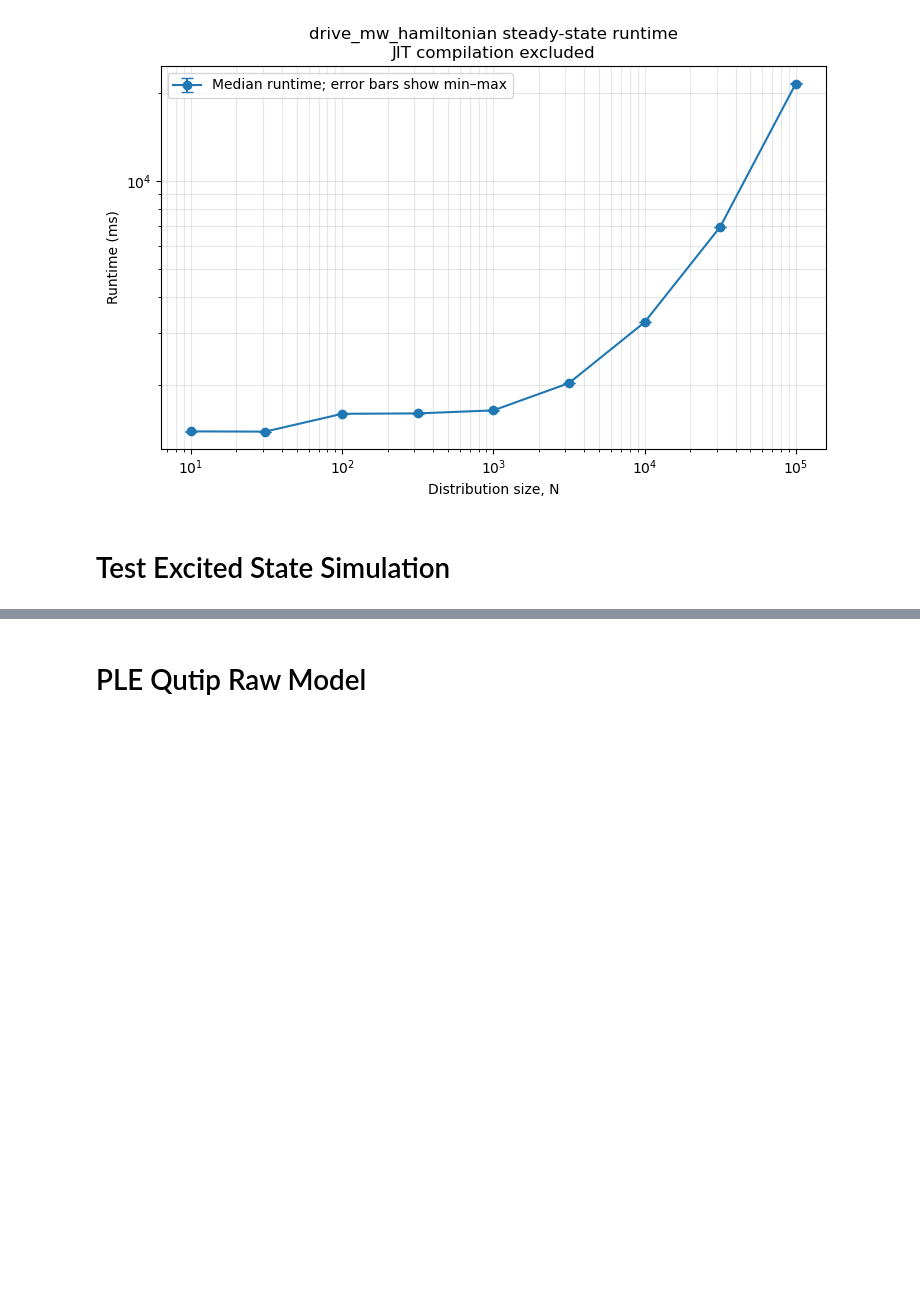
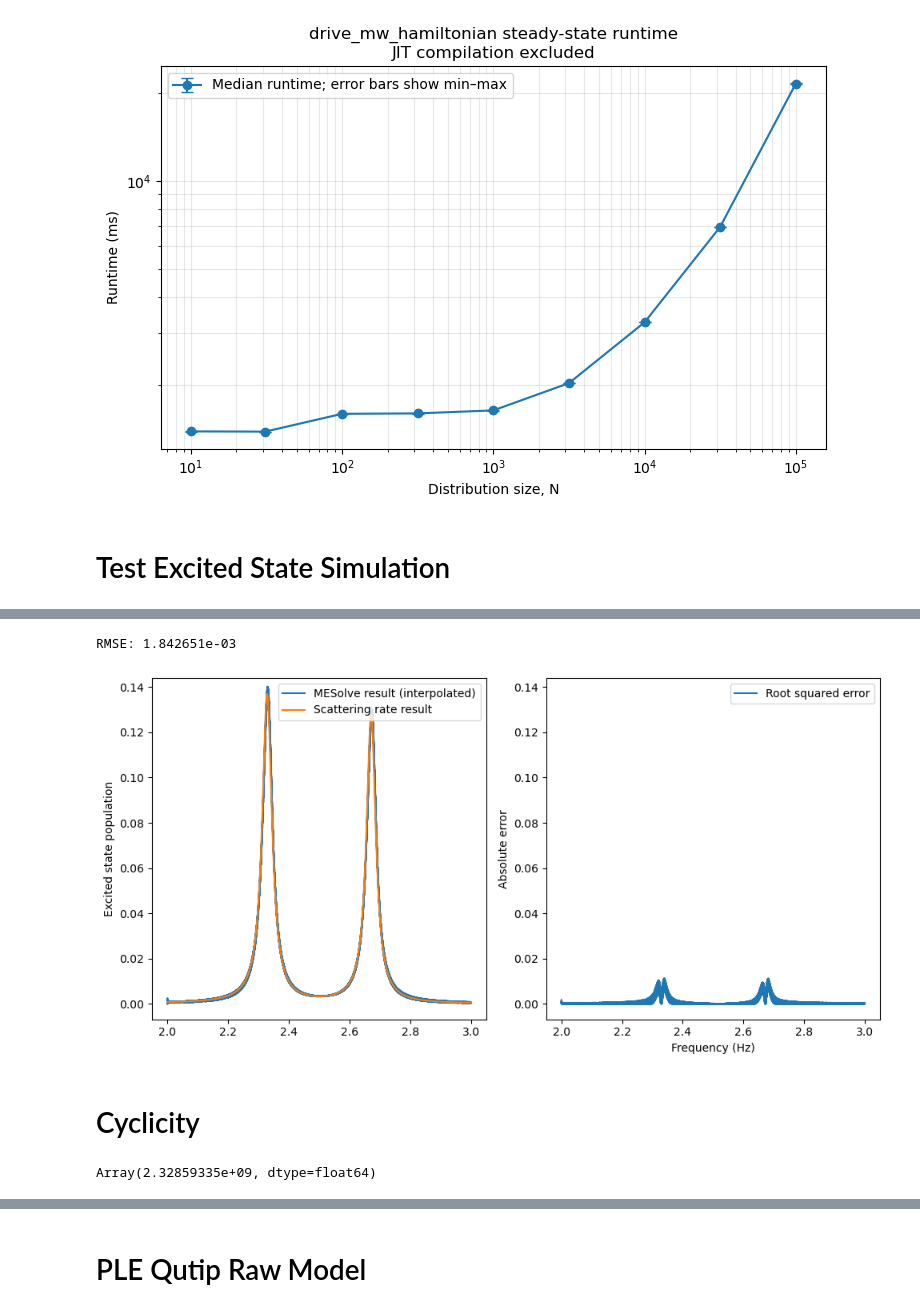
Before and after one commit to Sephiram591/qcontrol, a Jupyter notebook: src/qcontrol/snv120/testing.ipynb, the cells around one changed output, grey strips where cells are left out. Saved outputs shown, nothing was run; the diff lists cells and outputs as text; code cells hidden in the pictures; blank space fills up the shorter version.

```diff
--- a/src/qcontrol/snv120/testing.ipynb
+++ b/src/qcontrol/snv120/testing.ipynb
@@ -1348,0 +1409,55 @@ print(states[-1])
+# %%
+f, df = 2.5, 1
+eom_freqs = jnp.linspace(f-df/2, f+df/2, 100000)
+rates, branching_ratios = dist.scattering_rate(idx=idx, eom_frequency=eom_freqs, max_bessel_order=4, sum_counts=True)
+scattering_rate_result = np.asarray(rates[:] * dist.excited_state_lifetime[idx])
+mesolve_result = np.sum(np.asarray(populations[4:]), axis=0)
+
+factor = df*1e9/8e-6
+mesolve_freqs = np.asarray(returned_tau[::downsampling] * factor + (f-df/2)*1e9)
+eom_freqs_np = np.asarray(eom_freqs)
+mesolve_result_interpolated = np.interp(
+    eom_freqs_np,
+    mesolve_freqs/1e9,
+    mesolve_result,
+ )
+
+root_squared_error = np.abs(scattering_rate_result - mesolve_result_interpolated)
+rmse = np.sqrt(np.mean(root_squared_error ** 2))
+print(f"RMSE: {rmse:.6e}")
+
+fig, axs = plt.subplots(1, 2, figsize=(10, 5), sharex=True)
+# axs[0].plot(
+#     mesolve_freqs/1e9,
+#     mesolve_result,
+#     label="MESolve result (original)",
+#  )
+axs[0].plot(
+    eom_freqs_np,
+    mesolve_result_interpolated,
+    label="MESolve result (interpolated)",
+ )
+axs[0].plot(eom_freqs_np, scattering_rate_result, label="Scattering rate result")
+axs[0].set_ylabel("Excited state population")
+axs[0].legend()
+
+axs[1].plot(eom_freqs_np, root_squared_error, label="Root squared error")
+
+pad = (np.max(scattering_rate_result) - np.min(mesolve_result))*0.05
+axs[0].set_ylim(np.min(mesolve_result) - pad, np.max(scattering_rate_result) + pad)
+axs[1].set_ylim(np.min(mesolve_result) - pad, np.max(scattering_rate_result) + pad)
+axs[1].set_xlabel("Frequency (Hz)")
+axs[1].set_ylabel("Absolute error")
+axs[1].legend()
+
+plt.tight_layout()
+plt.show()
+# %% [output]
+RMSE: 1.842651e-03
+[figure, added]
+# %% [markdown]
+# Cyclicity
+# %%
+(dist.get_ple_freqs(idx=idx)[0] - dist.constants.laser_frequency) * 1e9
+# %% [output]
+Array(2.32859335e+09, dtype=float64)
```
Also changed, not shown: parts of 11 cells of this notebook, 5 other files.
